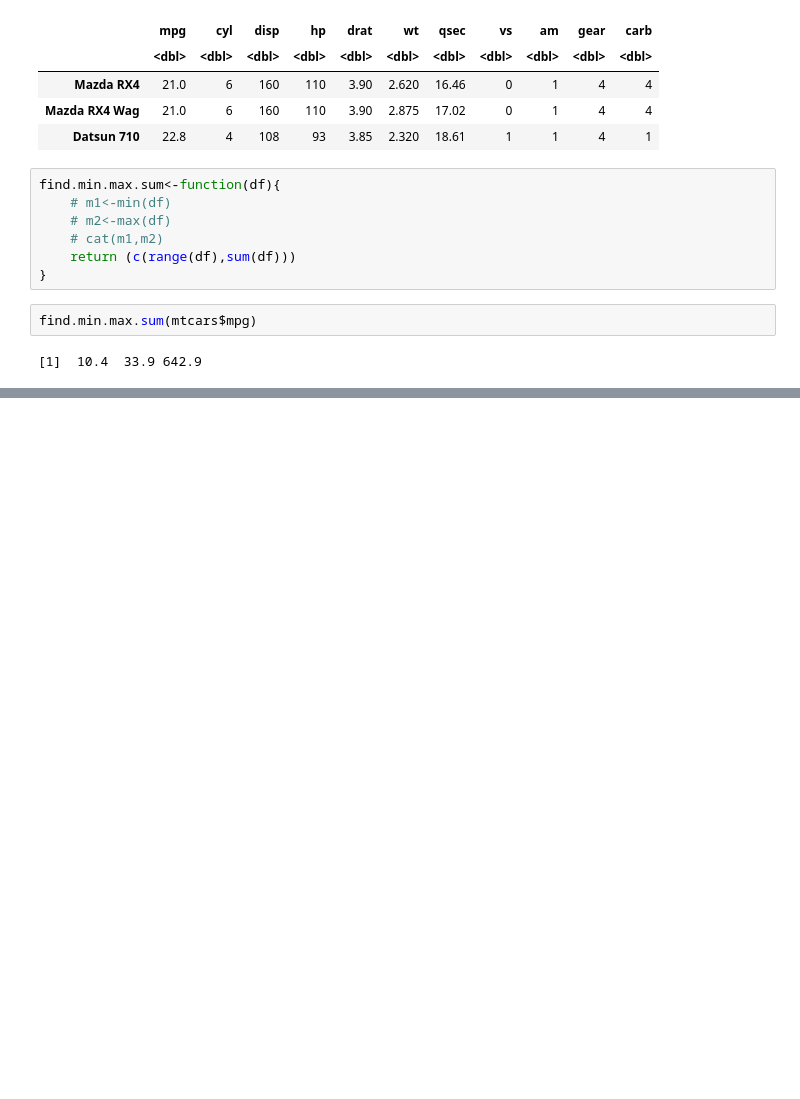
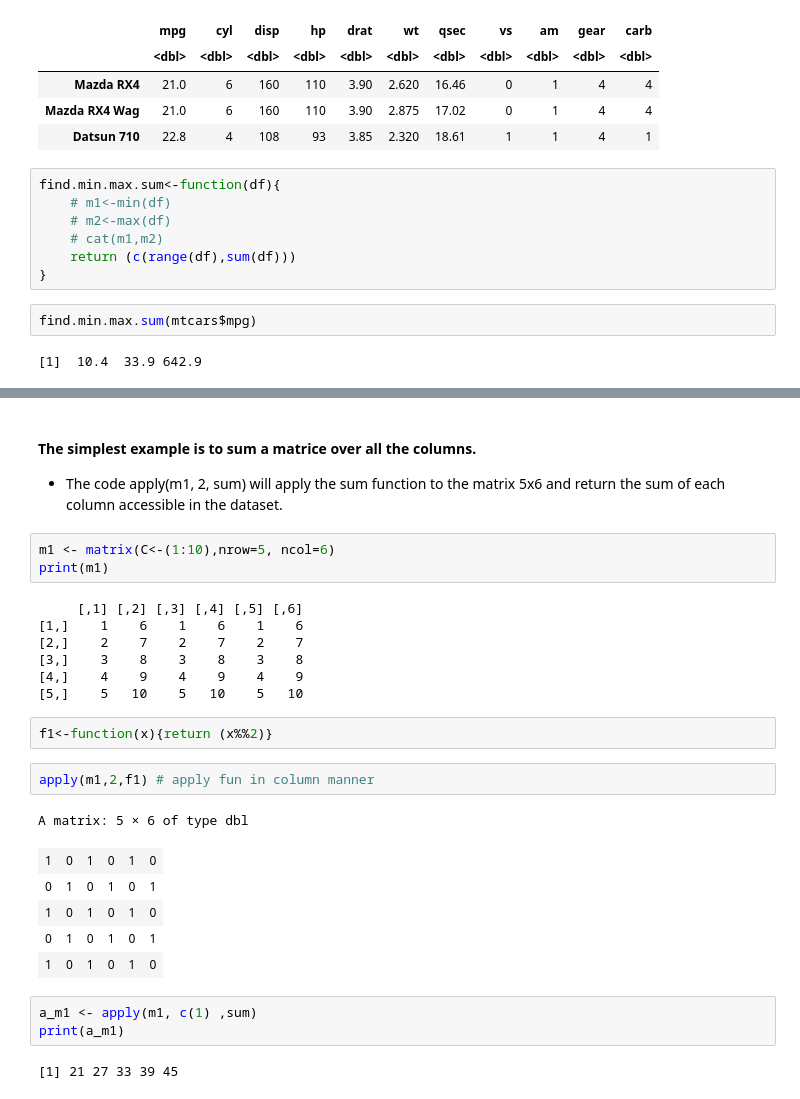
Before and after one commit to svkarthik86/R-Programming, a Jupyter notebook: R-op-ctrl-loop-function.ipynb, the cells around one changed output, grey strips where cells are left out. Drawn from its saved outputs; the diff is of its cells as text; blank space fills up the shorter version.

```diff
--- a/R-op-ctrl-loop-function.ipynb
+++ b/R-op-ctrl-loop-function.ipynb
@@ -903,0 +940,29 @@ find.min.max.sum(mtcars$mpg)
+# %% [markdown]
+#### The simplest example is to sum a matrice over all the columns.
+- The code apply(m1, 2, sum) will apply the sum function to the matrix 5x6 and return the sum of each column accessible in the dataset.
+# %%
+m1 <- matrix(C<-(1:10),nrow=5, ncol=6)
+print(m1)
+# %% [output]
+     [,1] [,2] [,3] [,4] [,5] [,6]
+[1,]    1    6    1    6    1    6
+[2,]    2    7    2    7    2    7
+[3,]    3    8    3    8    3    8
+[4,]    4    9    4    9    4    9
+[5,]    5   10    5   10    5   10
+# %%
+f1<-function(x){return (x%%2)}
+# %%
+apply(m1,2,f1) # apply fun in column manner
+# %% [output]
+A matrix: 5 × 6 of type dbl
+| 1 | 0 | 1 | 0 | 1 | 0 |
+| 0 | 1 | 0 | 1 | 0 | 1 |
+| 1 | 0 | 1 | 0 | 1 | 0 |
+| 0 | 1 | 0 | 1 | 0 | 1 |
+| 1 | 0 | 1 | 0 | 1 | 0 |
+# %%
+a_m1 <- apply(m1, c(1) ,sum)
+print(a_m1)
+# %% [output]
+[1] 21 27 33 39 45
```
Also changed, not shown: parts of 72 cells of this notebook.
